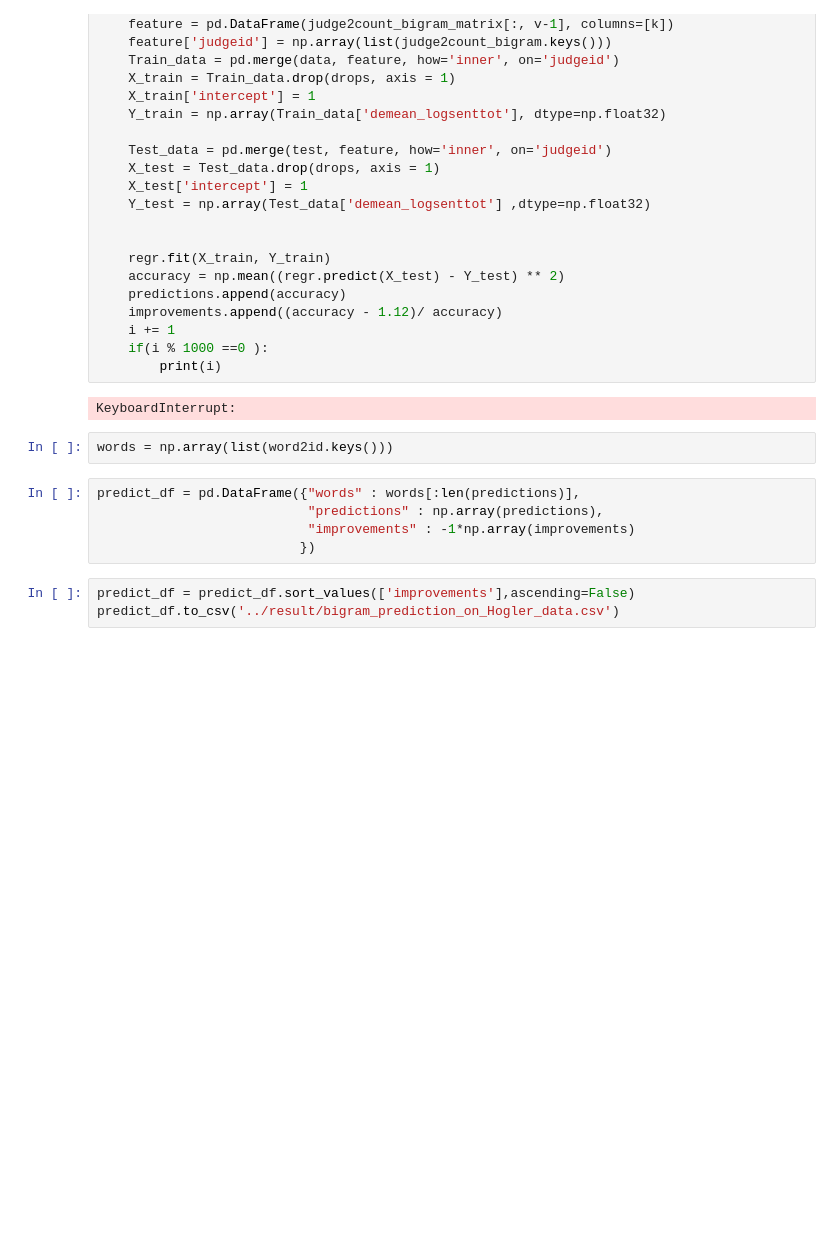
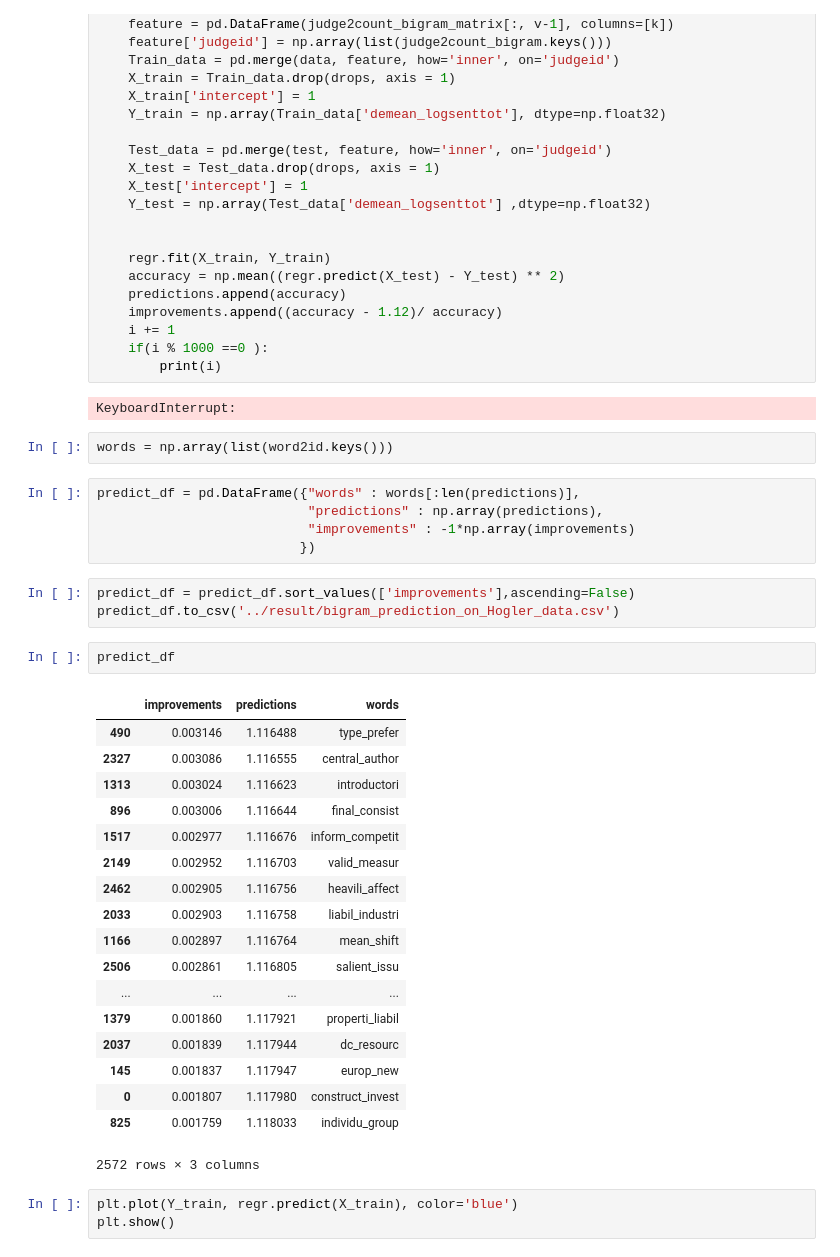
Before and after one commit to ellliottt/JudgeSentences, a Jupyter notebook: notes/training.ipynb, the cells around one changed output. Saved outputs shown, nothing was run; the diff lists cells and outputs as text; blank space fills up the shorter version.

```diff
--- a/notes/training.ipynb
+++ b/notes/training.ipynb
@@ -100,3 +101,27 @@ predict_df = pd.DataFrame({"words" : words[:len(predictions)],
 # %%
 predict_df = predict_df.sort_values(['improvements'],ascending=False)
 predict_df.to_csv('../result/bigram_prediction_on_Hogler_data.csv')
+# %%
+predict_df
+# %% [output]
+|  | improvements | predictions | words |
+| 490 | 0.003146 | 1.116488 | type_prefer |
+| 2327 | 0.003086 | 1.116555 | central_author |
+| 1313 | 0.003024 | 1.116623 | introductori |
+| 896 | 0.003006 | 1.116644 | final_consist |
+| 1517 | 0.002977 | 1.116676 | inform_competit |
+| 2149 | 0.002952 | 1.116703 | valid_measur |
+| 2462 | 0.002905 | 1.116756 | heavili_affect |
+| 2033 | 0.002903 | 1.116758 | liabil_industri |
+| 1166 | 0.002897 | 1.116764 | mean_shift |
+| 2506 | 0.002861 | 1.116805 | salient_issu |
+| ... | ... | ... | ... |
+| 1379 | 0.001860 | 1.117921 | properti_liabil |
+| 2037 | 0.001839 | 1.117944 | dc_resourc |
+| 145 | 0.001837 | 1.117947 | europ_new |
+| 0 | 0.001807 | 1.117980 | construct_invest |
+| 825 | 0.001759 | 1.118033 | individu_group |
+2572 rows × 3 columns
+# %%
+plt.plot(Y_train, regr.predict(X_train), color='blue')
+plt.show()
```
Also changed, not shown: parts of 1 cell of this notebook, 1 other file.
